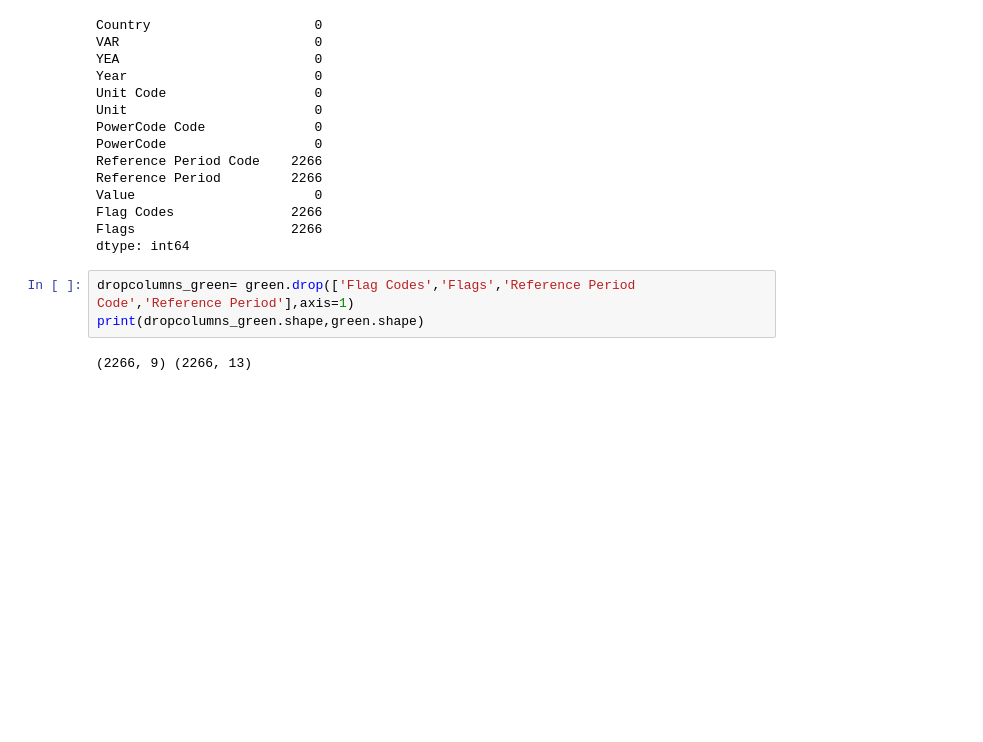
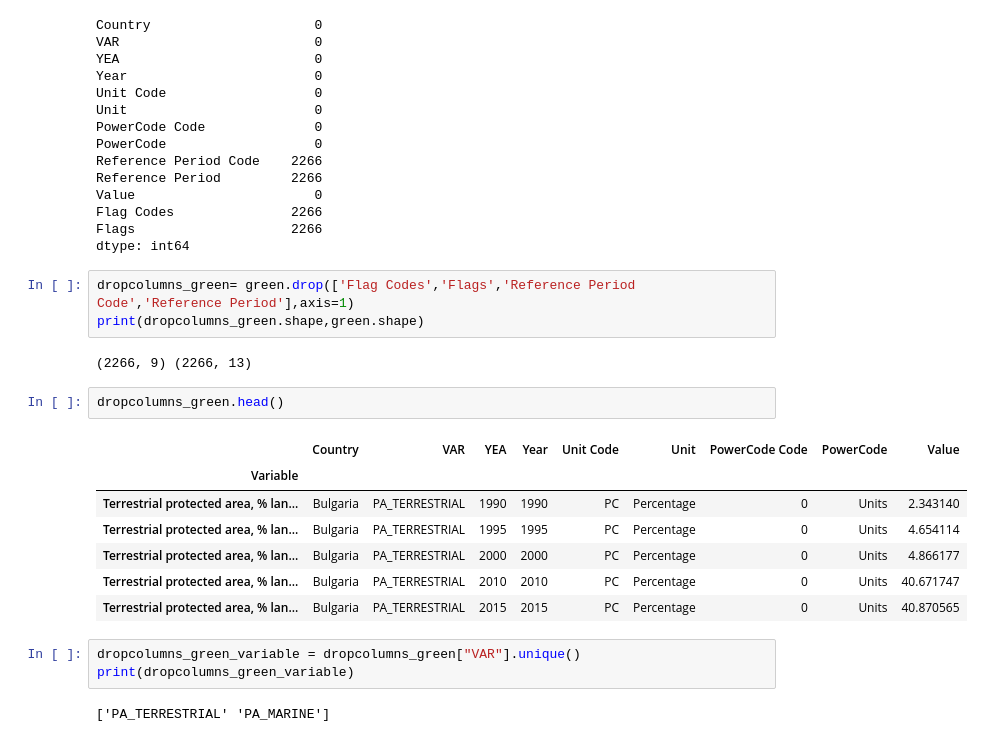
Before and after one commit to BoSuto/Data-analysis-for-business-March-2022-, a Jupyter notebook: Population, Economics & Green Growth.ipynb, the cells around one changed output. Drawn from its saved outputs; the diff is of its cells as text; blank space fills up the shorter version.

```diff
--- a/Population, Economics & Green Growth.ipynb
+++ b/Population, Economics & Green Growth.ipynb
@@ -737,8 +757,23 @@ Value                       0
 Flag Codes               2266
 Flags                    2266
 dtype: int64
-# %%
-dropcolumns_green= green.drop(['Flag Codes','Flags','Reference Period Code','Reference Period'],axis=1)
-print(dropcolumns_green.shape,green.shape)
-# %% [output]
-(2266, 9) (2266, 13)
+# %%
+dropcolumns_green= green.drop(['Flag Codes','Flags','Reference Period Code','Reference Period'],axis=1)
+print(dropcolumns_green.shape,green.shape)
+# %% [output]
+(2266, 9) (2266, 13)
+# %%
+dropcolumns_green.head()
+# %% [output]
+|  | Country | VAR | YEA | Year | Unit Code | Unit | PowerCode Code | PowerCode | Value |
+| Variable |  |  |  |  |  |  |  |  |  |
+| Terrestrial protected area, % lan... | Bulgaria | PA_TERRESTRIAL | 1990 | 1990 | PC | Percentage | 0 | Units | 2.343140 |
+| Terrestrial protected area, % lan... | Bulgaria | PA_TERRESTRIAL | 1995 | 1995 | PC | Percentage | 0 | Units | 4.654114 |
+| Terrestrial protected area, % lan... | Bulgaria | PA_TERRESTRIAL | 2000 | 2000 | PC | Percentage | 0 | Units | 4.866177 |
+| Terrestrial protected area, % lan... | Bulgaria | PA_TERRESTRIAL | 2010 | 2010 | PC | Percentage | 0 | Units | 40.671747 |
+| Terrestrial protected area, % lan... | Bulgaria | PA_TERRESTRIAL | 2015 | 2015 | PC | Percentage | 0 | Units | 40.870565 |
+# %%
+dropcolumns_green_variable = dropcolumns_green["VAR"].unique()
+print(dropcolumns_green_variable)
+# %% [output]
+['PA_TERRESTRIAL' 'PA_MARINE']
```
Also changed, not shown: parts of 15 cells of this notebook.
